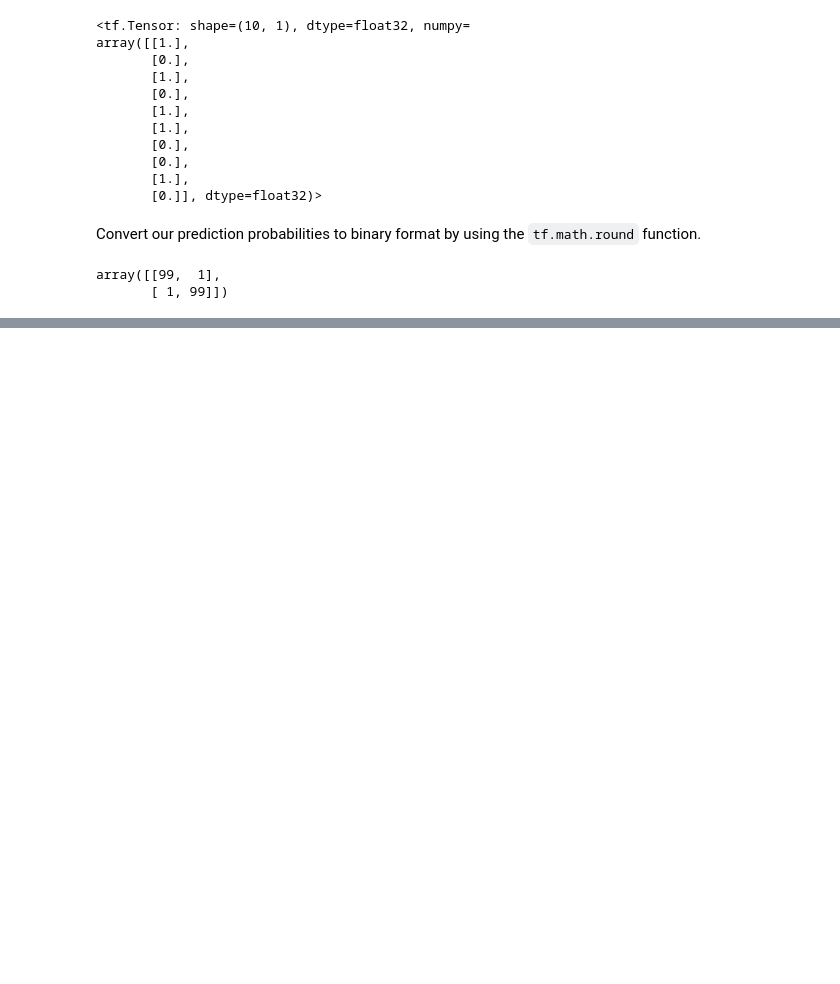
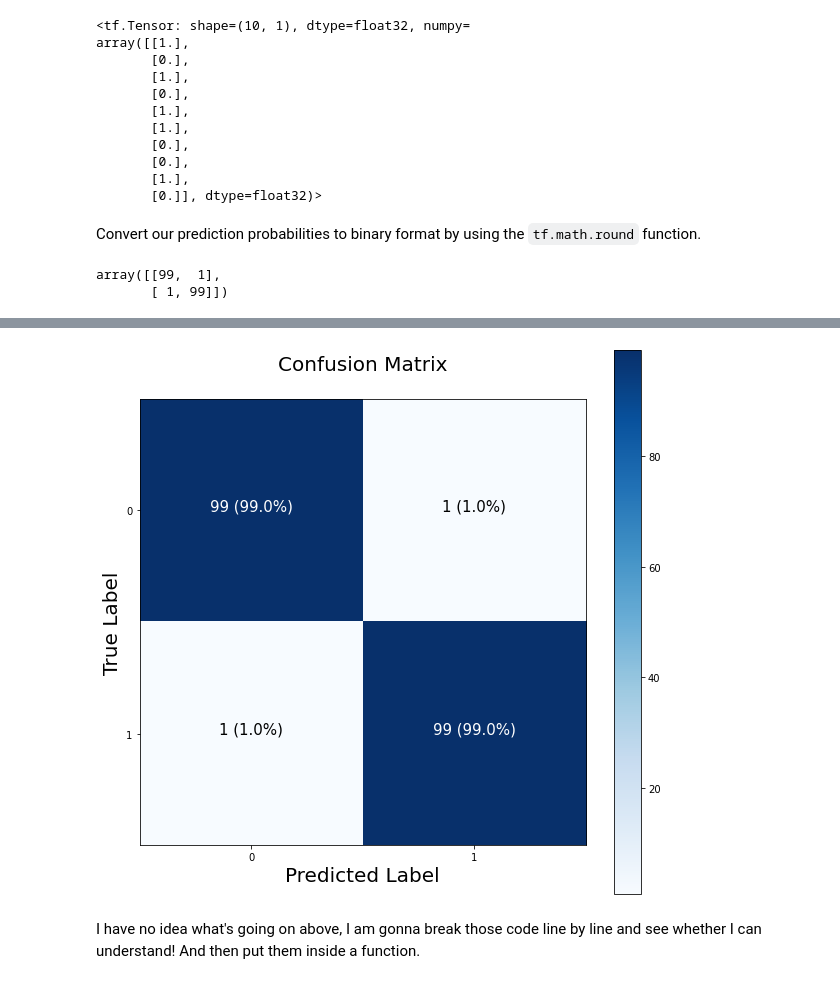
Before and after one commit to ashikshafi08/Learning_Tensorflow, a Jupyter notebook: Notebooks/02_Neural_Network_Classification_TensorFlow.ipynb, the cells around one changed output, grey strips where cells are left out. Saved outputs shown, nothing was run; the diff lists cells and outputs as text; code cells hidden in the pictures; blank space fills up the shorter version.

Commit message:
Was breaking down code and understanding them

```diff
--- a/Notebooks/02_Neural_Network_Classification_TensorFlow.ipynb
+++ b/Notebooks/02_Neural_Network_Classification_TensorFlow.ipynb
@@ -1016,0 +1095,58 @@ array([[99,  1],
+# %%
+# Building our own plot_confusion_matrix
+
+import itertools
+
+figsize = (10 , 10)
+# Create the confusion matrix
+cm = confusion_matrix(y_test , tf.math.round(y_pred))
+cm_norm = cm.astype('float') / cm.sum(axis = 1)[: , np.newaxis] # normalize our confusion matrix
+
+# Number of classes
+n_classes = cm.shape[0]
+
+# Let's prettify it!
+fig , ax = plt.subplots(figsize = figsize)
+# Create a matrix plot
+cax = ax.matshow(cm , cmap = plt.cm.Blues)
+fig.colorbar(cax)
+
+# Create classes
+classes = False  # we are dealing with binary class, if multi class it would be True and we will do something
+
+if classes:
+  labels = classes
+else:
+  labels = np.arange(cm.shape[0])
+
+# Label the axes
+ax.set(title ='Confusion Matrix' ,
+       xlabel = 'Predicted Label' ,
+       ylabel = 'True Label' ,
+       xticks = np.arange(n_classes) ,
+       yticks = np.arange(n_classes) ,
+       xticklabels = labels ,
+       yticklabels = labels)
+
+# Set the xaxis labels to bottom
+ax.xaxis.set_label_position('bottom')
+ax.xaxis.tick_bottom()
+
+# Adjust the label size
+ax.yaxis.label.set_size(20)
+ax.xaxis.label.set_size(20)
+ax.title.set_size(20)
+
+# Set threshold for different colors
+threshold = (cm.max() + cm.min()) / 2
+
+# Plot the text on each cell
+for i , j in itertools.product(range(cm.shape[0]) , range(cm.shape[1])):
+  plt.text(j , i , f'{cm[i , j]} ({cm_norm[i , j]*100:.1f}%)' ,
+           horizontalalignment = 'center' ,
+            color = 'white' if cm[i , j] > threshold else 'black' ,
+           size = 15)
+# %% [output]
+[figure, added]
+# %% [markdown]
+I have no idea what's going on above, I am gonna break those code line by line and see whether I can understand! And then put them inside a function.
```
Also changed, not shown: parts of 39 cells of this notebook.
